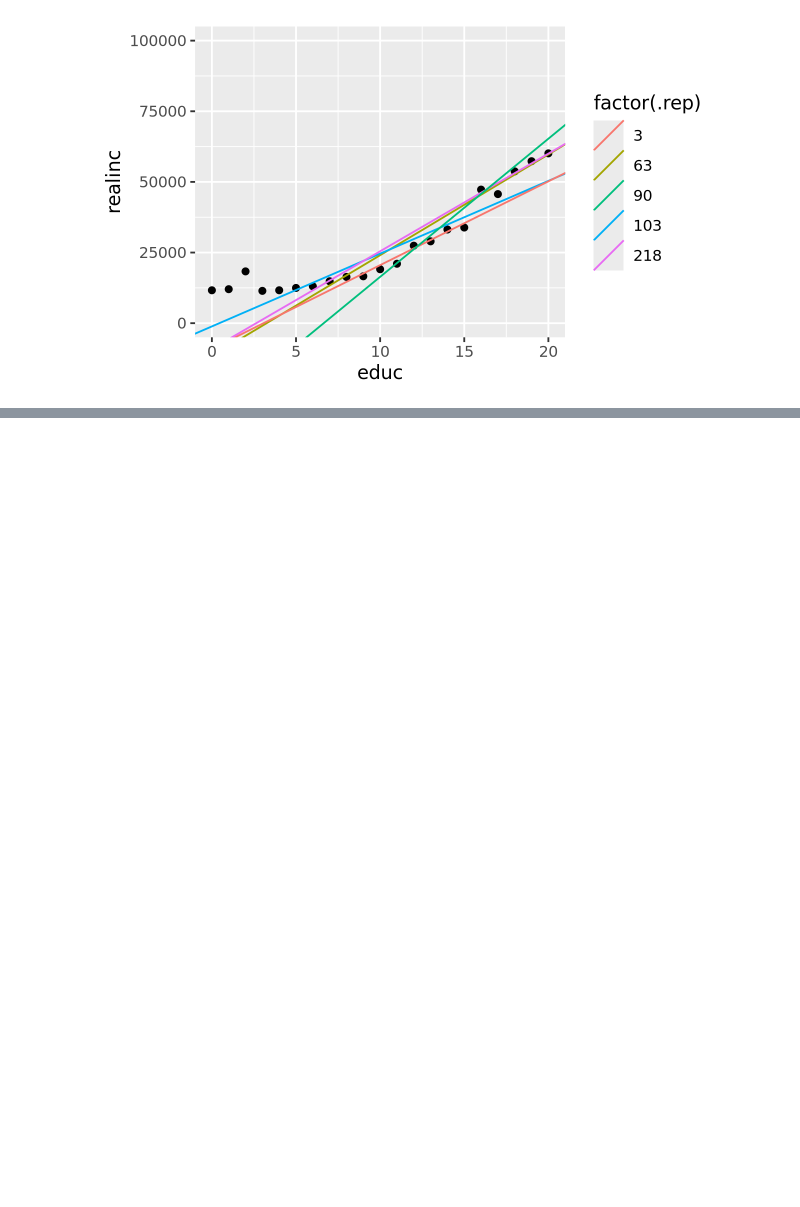
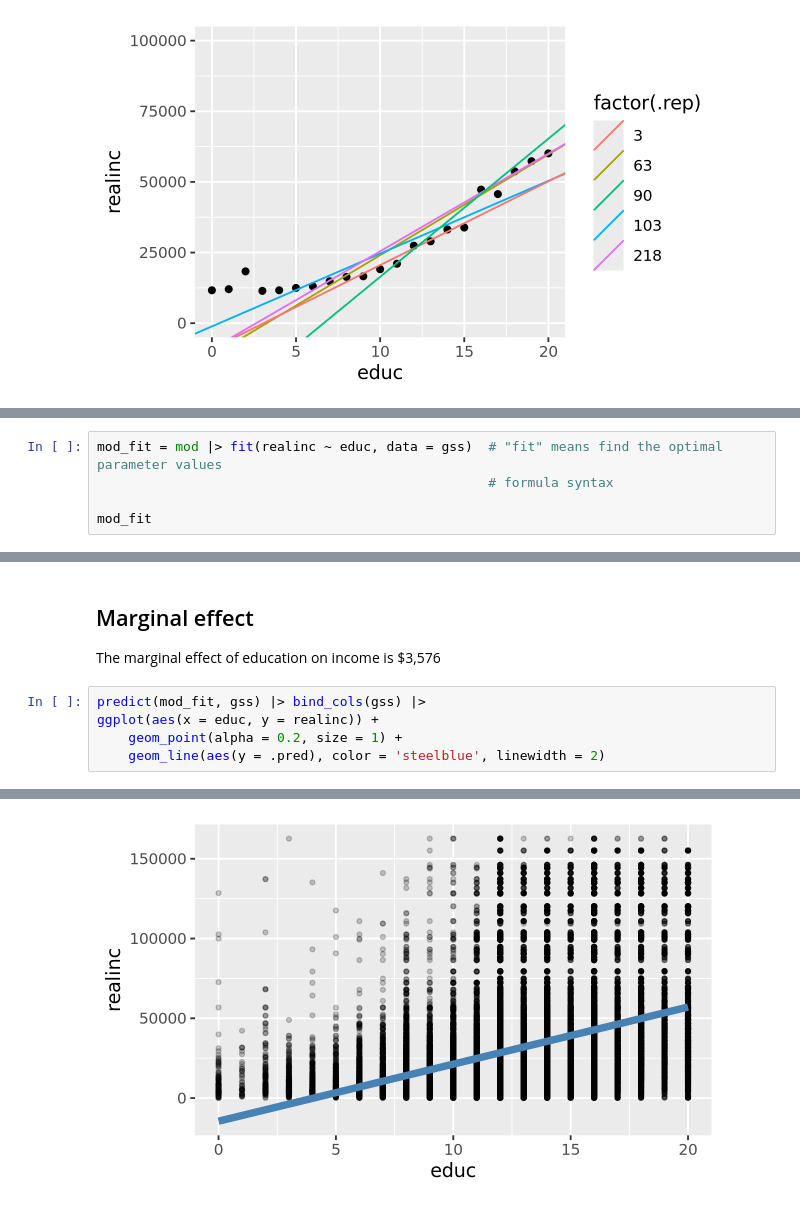
Before and after one commit to chuckpr/codespace, a Jupyter notebook: notebooks/model-basics.ipynb, the cells around one changed output, grey strips where cells are left out. Drawn from its saved outputs; the diff is of its cells as text; blank space fills up the shorter version.

```diff
--- a/notebooks/model-basics.ipynb
+++ b/notebooks/model-basics.ipynb
@@ -128,0 +229,5 @@ Warning message:
+# %%
+mod_fit = mod |> fit(realinc ~ educ, data = gss)  # "fit" means find the optimal parameter values
+                                                  # formula syntax
+
+mod_fit
@@ -128,0 +244,10 @@ Warning message:
+# %% [markdown]
+## Marginal effect
+
+The marginal effect of education on income is $3,576
+# %%
+predict(mod_fit, gss) |> bind_cols(gss) |>
+ggplot(aes(x = educ, y = realinc)) +
+    geom_point(alpha = 0.2, size = 1) +
+    geom_line(aes(y = .pred), color = 'steelblue', linewidth = 2)
+# %% [output]
@@ -128,0 +258 @@ Warning message:
+[figure, added]
```
Also changed, not shown: parts of 19 cells of this notebook.
